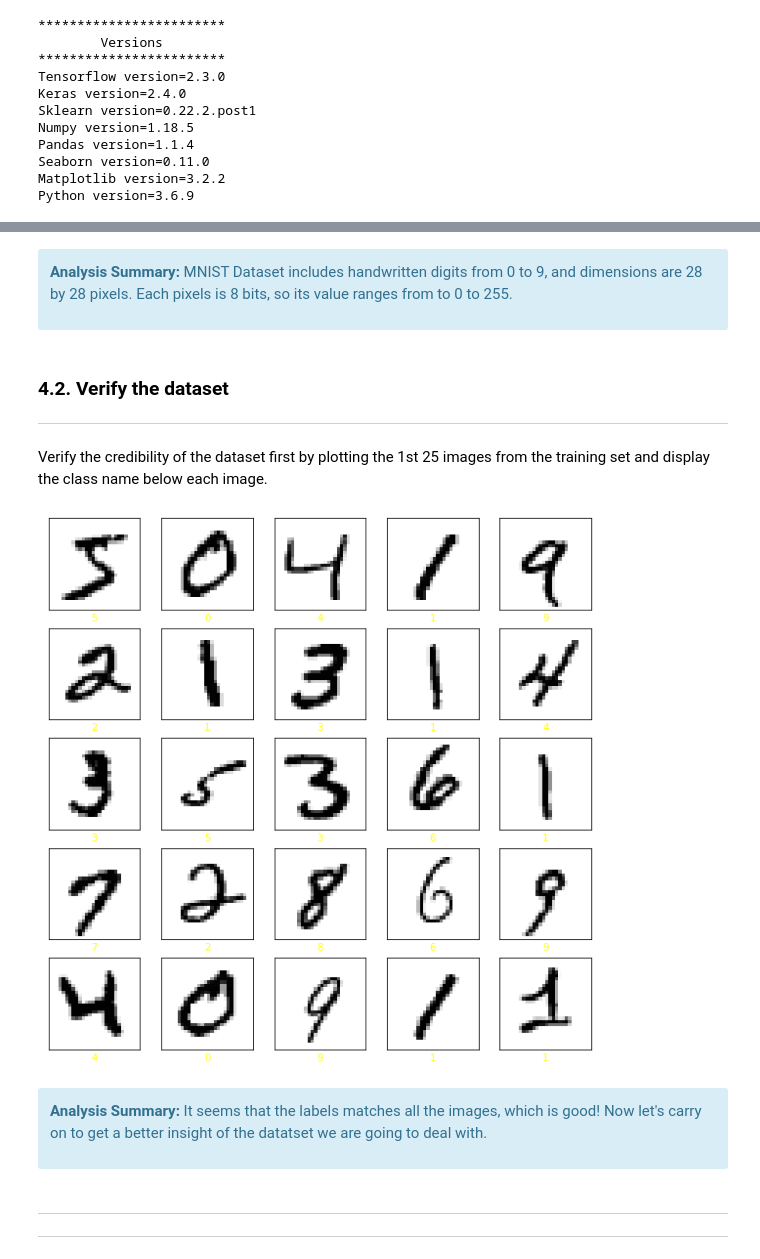
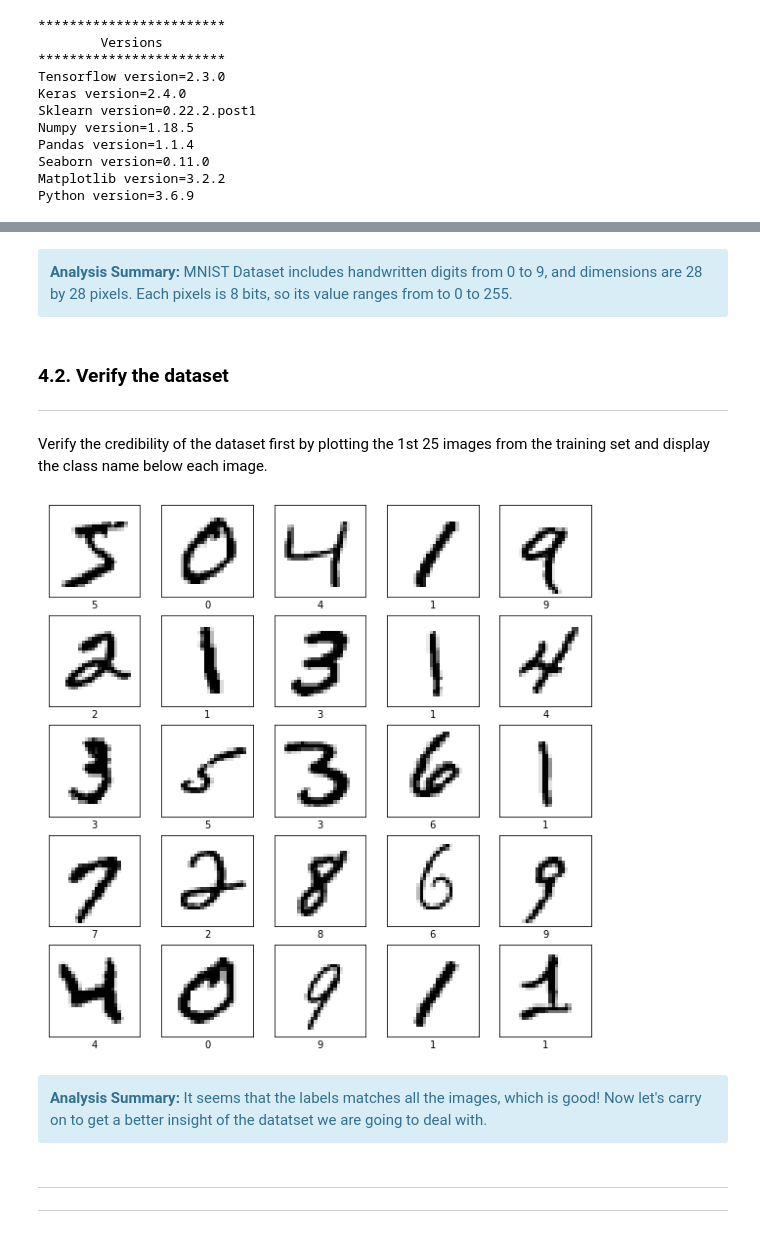
Before and after one commit to ngzhankang/Deep-Learning, a Jupyter notebook: Assignment_1.ipynb, the cells around one changed output, grey strips where cells are left out. Cells and saved outputs as stored; diff of their text form; code cells hidden in the pictures.

```diff
--- a/Assignment_1.ipynb
+++ b/Assignment_1.ipynb
@@ -268,7 +268,7 @@ mnist = tf.keras.datasets.mnist
 (x_train, y_train), (x_test, y_test) = mnist.load_data()
 # %% [markdown]
 <div class="alert alert-block alert-info">
-    <b>Analysis Summary:</b> MNIST Dataset includes handwritten digits from 0 to 9, and dimensions are 28 by 28 pixels. Each pixels is 8 bits, so its value ranges from to 0 to 255.<p>
+    <b>Analysis Summary:</b> MNIST Dataset includes handwritten digits from 0 to 9, and dimensions are 28 by 28 pixels. Each pixels is 8 bits, so its value ranges from to 0 to 255.
 </div>
 # %% [markdown]
 ### 4.2. Verify the dataset
@@ -279,19 +279,19 @@ Verify the credibility of the dataset first by plotting the 1st 25 images from t
 # %%
 # plot out some handwritings out so that we can see
 plt.figure(figsize=(10,10))
 for i in range(25):
     plt.subplot(5,5,i+1)
     plt.xticks([])
     plt.yticks([])
     plt.grid(False)
     plt.imshow(x_train[i], cmap=plt.cm.binary)
-    plt.xlabel(y_train[i], color="yellow")
+    plt.xlabel(y_train[i], color="black")
 plt.show()
 # %% [output]
-[figure, old version]
+[figure, new version]
 # %% [markdown]
 <div class="alert alert-block alert-info">
-    <b>Analysis Summary:</b> It seems that the labels matches all the images, which is good! Now let's carry on to get a better insight of the datatset we are going to deal with.<p>
+    <b>Analysis Summary:</b> It seems that the labels matches all the images, which is good! Now let's carry on to get a better insight of the datatset we are going to deal with.
 </div>
 # %% [markdown]
 ---
```
Also changed, not shown: parts of 59 cells of this notebook.
